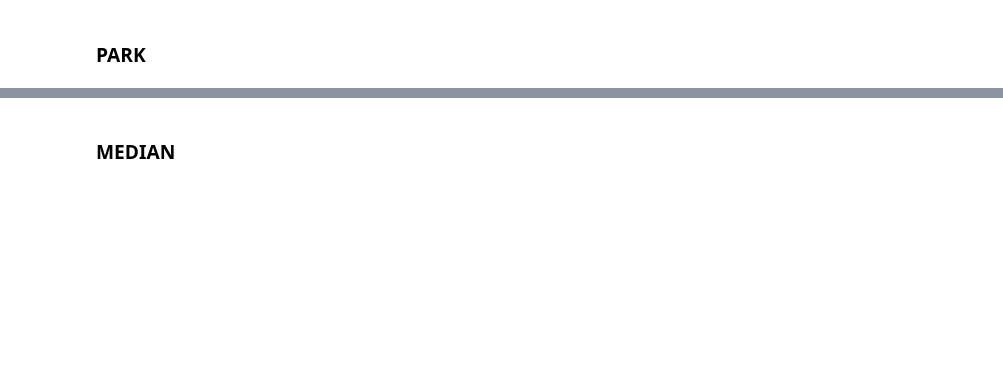
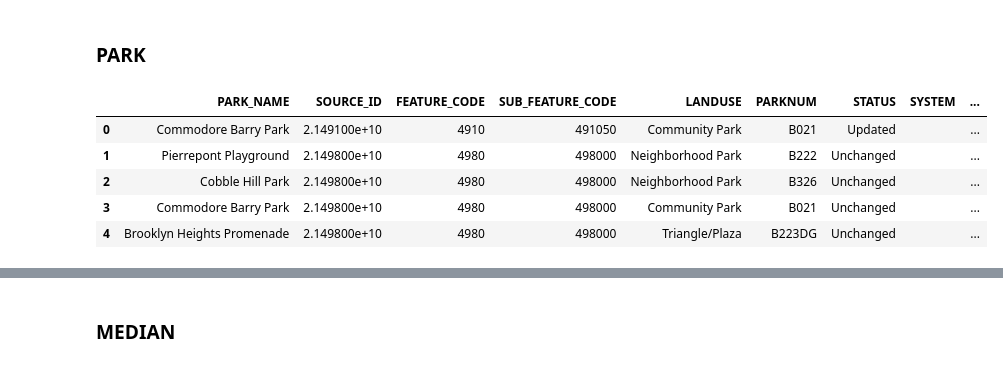
Before and after one commit to courtney-smith-97/flood-risk, a Jupyter notebook: data/data_transformation/00-data-alignment-pipeline.ipynb, the cells around one changed output, grey strips where cells are left out. Saved outputs shown, nothing was run; the diff lists cells and outputs as text; code cells hidden in the pictures; blank space fills up the shorter version.

Commit message:
Add sidewalk, park, median, swimming pool

```diff
--- a/data/data_transformation/00-data-alignment-pipeline.ipynb
+++ b/data/data_transformation/00-data-alignment-pipeline.ipynb
@@ -456,2 +481,12 @@ Crs:  EPSG:2263 EPSG:2263
 # %% [markdown]
 ### PARK
+# %%
+v_df = gpd.read_file(data, layer='PARK')
+v_df.head()
+# %% [output]
+|  | PARK_NAME | SOURCE_ID | FEATURE_CODE | SUB_FEATURE_CODE | LANDUSE | PARKNUM | STATUS | SYSTEM | ... |
+| 0 | Commodore Barry Park | 2.149100e+10 | 4910 | 491050 | Community Park | B021 | Updated |  | ... |
+| 1 | Pierrepont Playground | 2.149800e+10 | 4980 | 498000 | Neighborhood Park | B222 | Unchanged |  | ... |
+| 2 | Cobble Hill Park | 2.149800e+10 | 4980 | 498000 | Neighborhood Park | B326 | Unchanged |  | ... |
+| 3 | Commodore Barry Park | 2.149800e+10 | 4980 | 498000 | Community Park | B021 | Unchanged |  | ... |
+| 4 | Brooklyn Heights Promenade | 2.149800e+10 | 4980 | 498000 | Triangle/Plaza | B223DG | Unchanged |  | ... |
```
Also changed, not shown: parts of 6 cells of this notebook.
